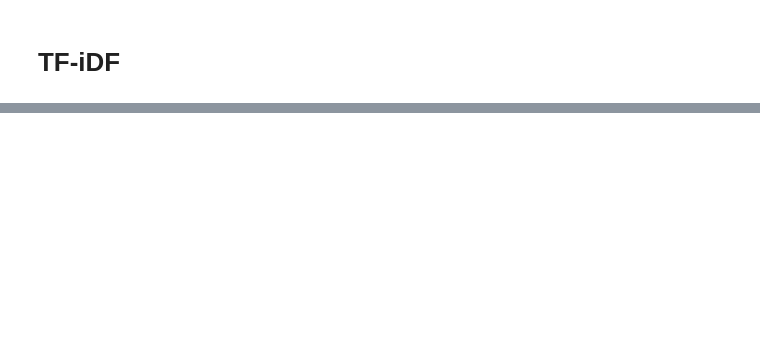
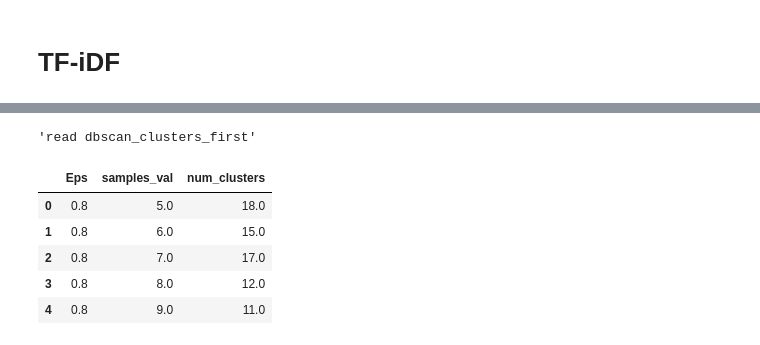
Before and after one commit to GA239/DS_course, a Jupyter notebook: HW6/clustering.ipynb, the cells around one changed output, grey strips where cells are left out. Drawn from its saved outputs; the diff is of its cells as text; code cells hidden in the pictures; blank space fills up the shorter version.

```diff
--- a/HW6/clustering.ipynb
+++ b/HW6/clustering.ipynb
@@ -568,0 +820,14 @@ tfidf_adapter.calculate_metrics(2)
+# %%
+pd.DataFrame(
+    np.array(adapter.Dbscan_CV(eps_space = np.arange(0.1, 5, 0.1),
+                  min_samples_space = np.arange(1, 50, 1),
+                  file_name="dbscan_clusters_first")),
+    columns=['Eps','samples_val','num_clusters']).head()
+# %% [output]
+'read dbscan_clusters_first'
+|  | Eps | samples_val | num_clusters |
+| 0 | 0.8 | 5.0 | 18.0 |
+| 1 | 0.8 | 6.0 | 15.0 |
+| 2 | 0.8 | 7.0 | 17.0 |
+| 3 | 0.8 | 8.0 | 12.0 |
+| 4 | 0.8 | 9.0 | 11.0 |
```
Also changed, not shown: parts of 46 cells of this notebook, 17 other files.
